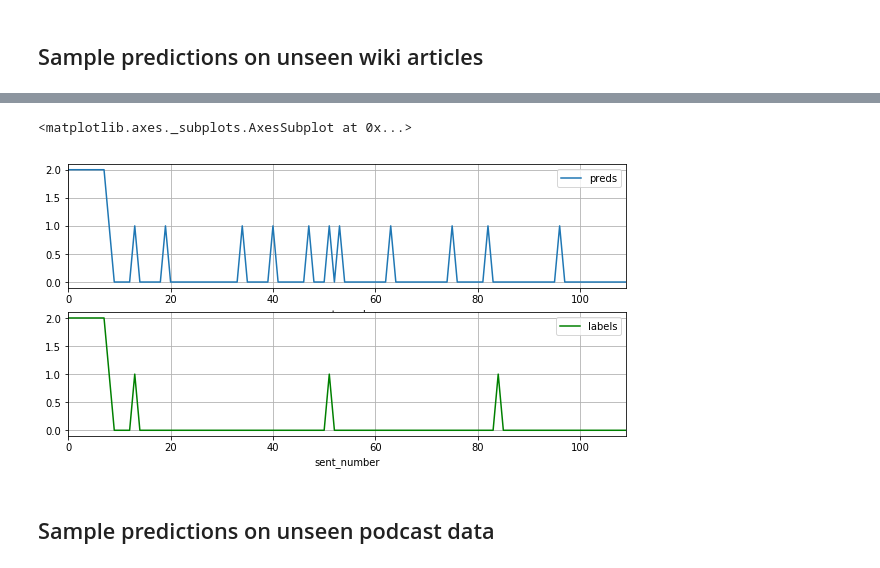
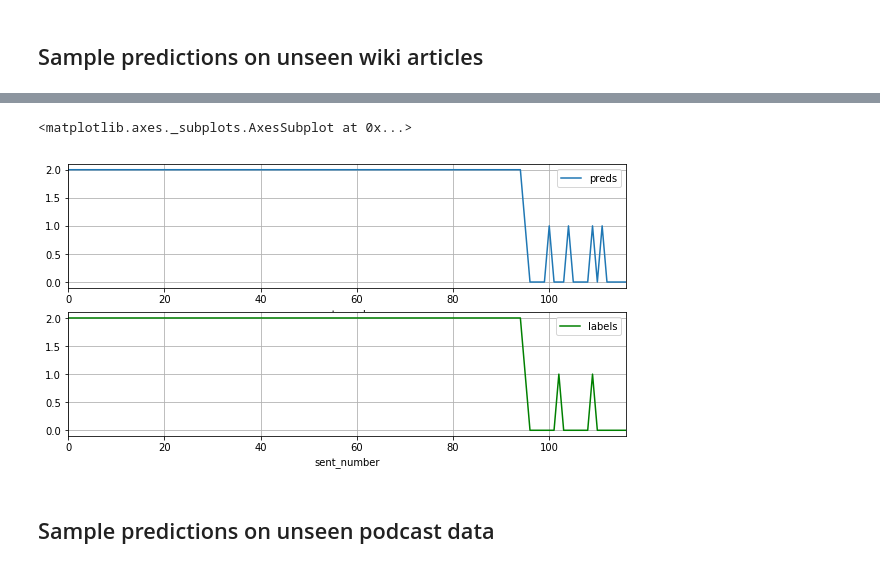
Before and after one commit to bmmidei/SliceCast, a Jupyter notebook: inference.ipynb, the cells around one changed output, grey strips where cells are left out. Drawn from its saved outputs; the diff is of its cells as text; code cells hidden in the pictures.

```diff
--- a/inference.ipynb
+++ b/inference.ipynb
@@ -90,21 +88,21 @@ labels = np.argmax(labels, axis=2)
 # %%
 # Choose the document you want to examine
 # You can keep running this cell with different indices to visualize different
 # documents within this batch of testing
-idx = 5
+idx = 6
 
 df = pd.DataFrame()
 df['preds'] = preds[idx,:]
 df['labels'] = labels[idx,:]
 df['sent_number'] = df.index
 
 fig, axes = plt.subplots(nrows=2, ncols=1)
 
 df.plot(x='sent_number', y='preds', figsize=(10,5), grid=True, ax=axes[0])
 df.plot(x='sent_number', y='labels', figsize=(10,5), grid=True, ax=axes[1], color='green')
 # %% [output]
 <matplotlib.axes._subplots.AxesSubplot at 0x...>
-[figure, old version]
+[figure, new version]
 # %% [markdown]
 ## Sample predictions on unseen podcast data
 # %%
```
Also changed, not shown: parts of 17 cells of this notebook, 21 other files.
